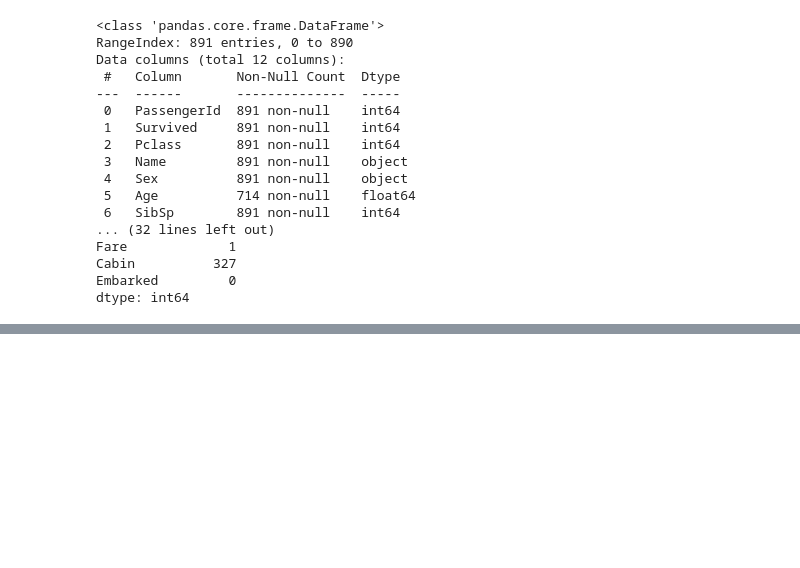
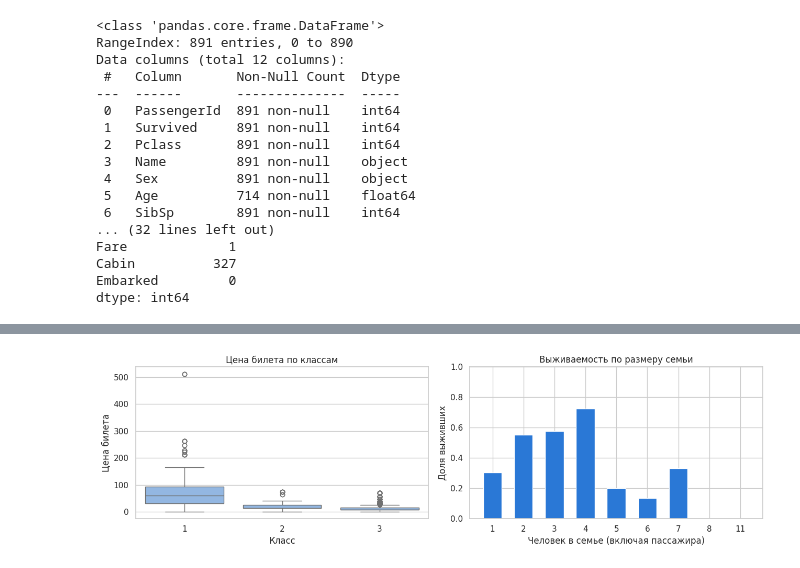
Before and after one commit to zhakhinaaaa/titanic-survival, a Jupyter notebook: 01_eda.ipynb, the cells around one changed output, grey strips where cells are left out. Saved outputs shown, nothing was run; the diff lists cells and outputs as text; code cells hidden in the pictures; blank space fills up the shorter version.

```diff
--- a/01_eda.ipynb
+++ b/01_eda.ipynb
@@ -46,0 +114,16 @@ dtype: int64
+# %%
+family = train["SibSp"] + train["Parch"] + 1
+
+fig, axes = plt.subplots(1, 2, figsize=(13, 4))
+sns.boxplot(data=train, x="Pclass", y="Fare", color="#86b6ef", ax=axes[0])
+axes[0].set_title("Цена билета по классам")
+axes[0].set_xlabel("Класс"); axes[0].set_ylabel("Цена билета")
+
+rate = train.groupby(family)["Survived"].mean()
+axes[1].bar(rate.index.astype(str), rate.values, color=BAR, width=0.6)
+axes[1].set_title("Выживаемость по размеру семьи")
+axes[1].set_xlabel("Человек в семье (включая пассажира)")
+axes[1].set_ylabel("Доля выживших"); axes[1].set_ylim(0, 1)
+plt.tight_layout(); plt.show()
+# %% [output]
+[figure, added]
```
Also changed, not shown: parts of 10 cells of this notebook.
